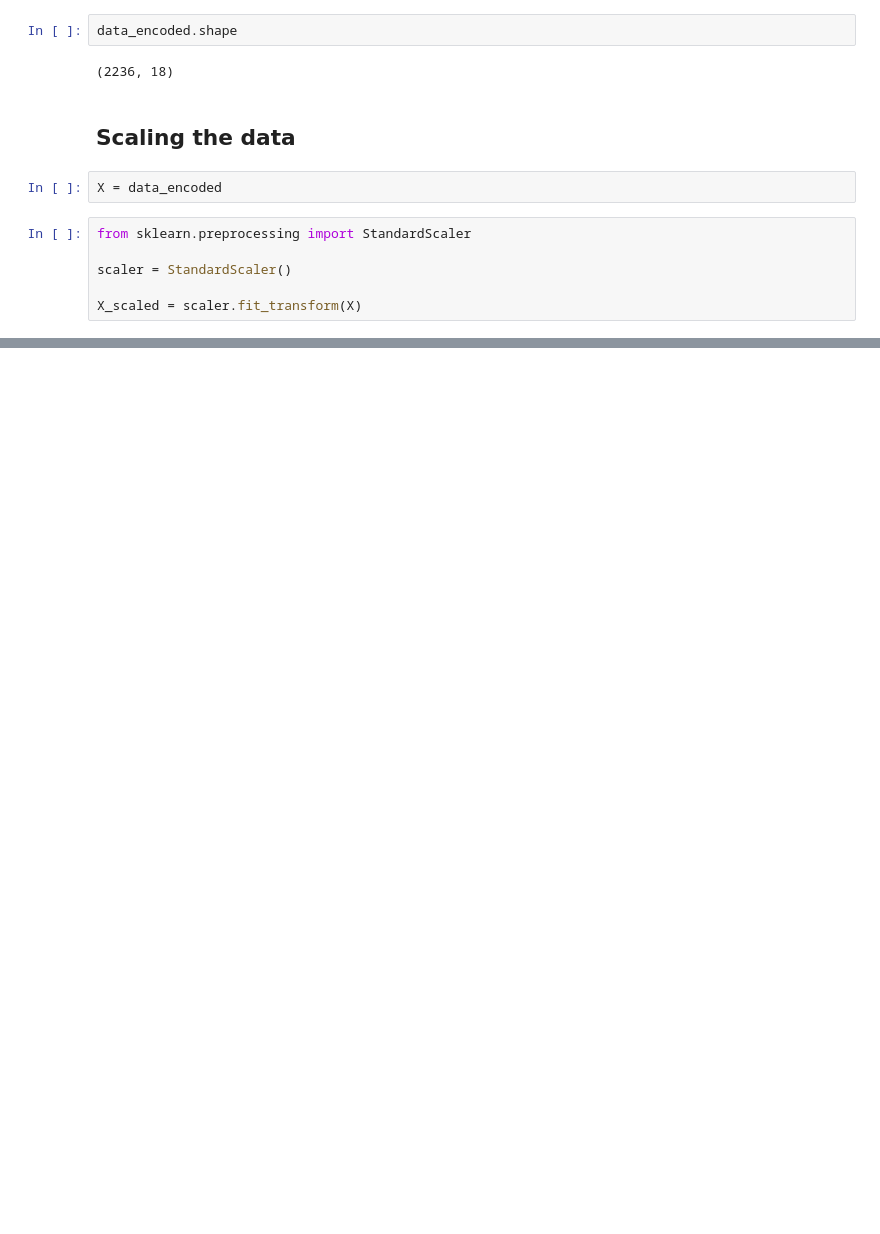
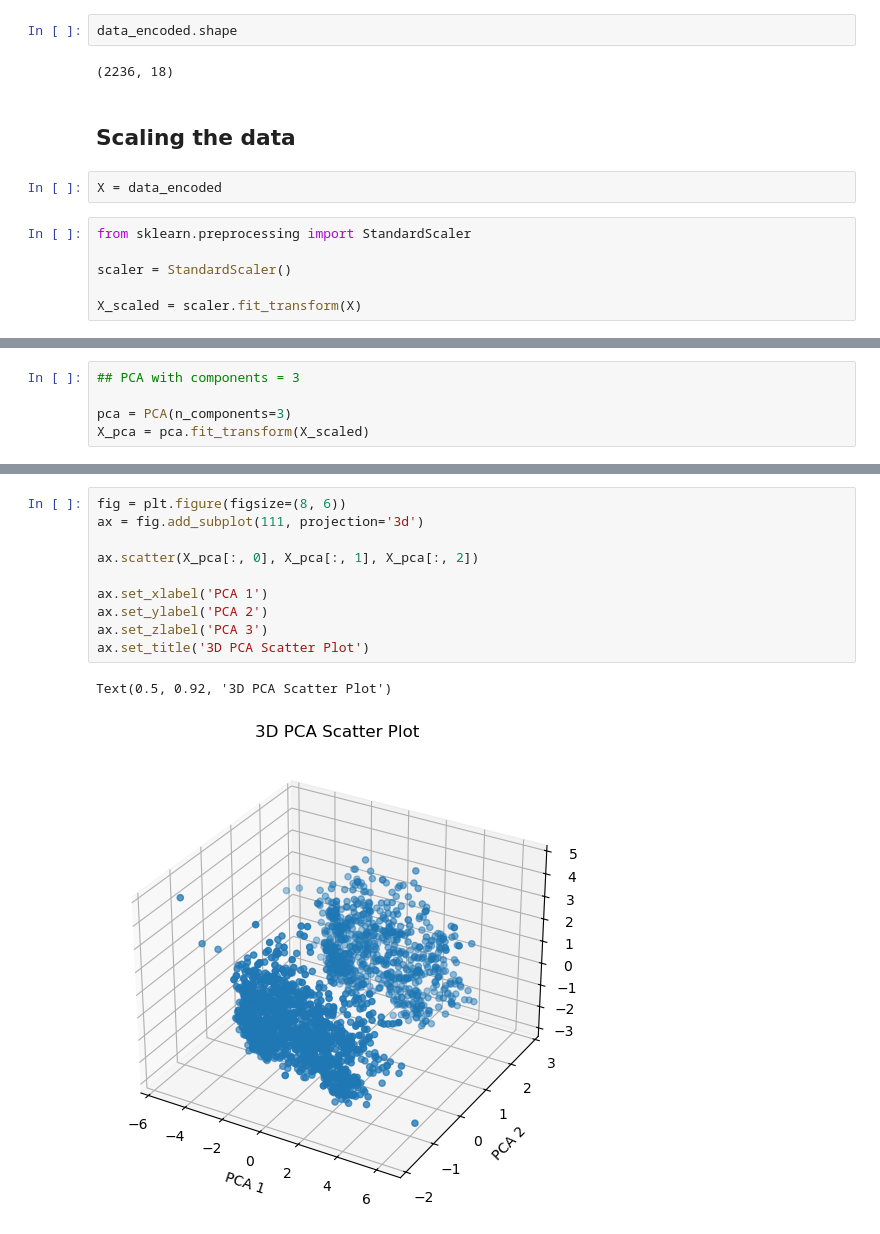
Before and after one commit to JitendraSingh1435/E-Commerce-Customer-Segmentation-System, a Jupyter notebook: smartcard.ipynb, the cells around one changed output, grey strips where cells are left out. Cells and saved outputs as stored; diff of their text form; blank space fills up the shorter version.

```diff
--- a/smartcard.ipynb
+++ b/smartcard.ipynb
@@ -281,0 +329,5 @@ X_scaled = scaler.fit_transform(X)
+# %%
+## PCA with components = 3
+
+pca = PCA(n_components=3)
+X_pca = pca.fit_transform(X_scaled)
@@ -281,0 +338,13 @@ X_scaled = scaler.fit_transform(X)
+# %%
+fig = plt.figure(figsize=(8, 6))
+ax = fig.add_subplot(111, projection='3d')
+
+ax.scatter(X_pca[:, 0], X_pca[:, 1], X_pca[:, 2])
+
+ax.set_xlabel('PCA 1')
+ax.set_ylabel('PCA 2')
+ax.set_zlabel('PCA 3')
+ax.set_title('3D PCA Scatter Plot')
+# %% [output]
+Text(0.5, 0.92, '3D PCA Scatter Plot')
+[figure, added]
```
Also changed, not shown: parts of 8 cells of this notebook.
